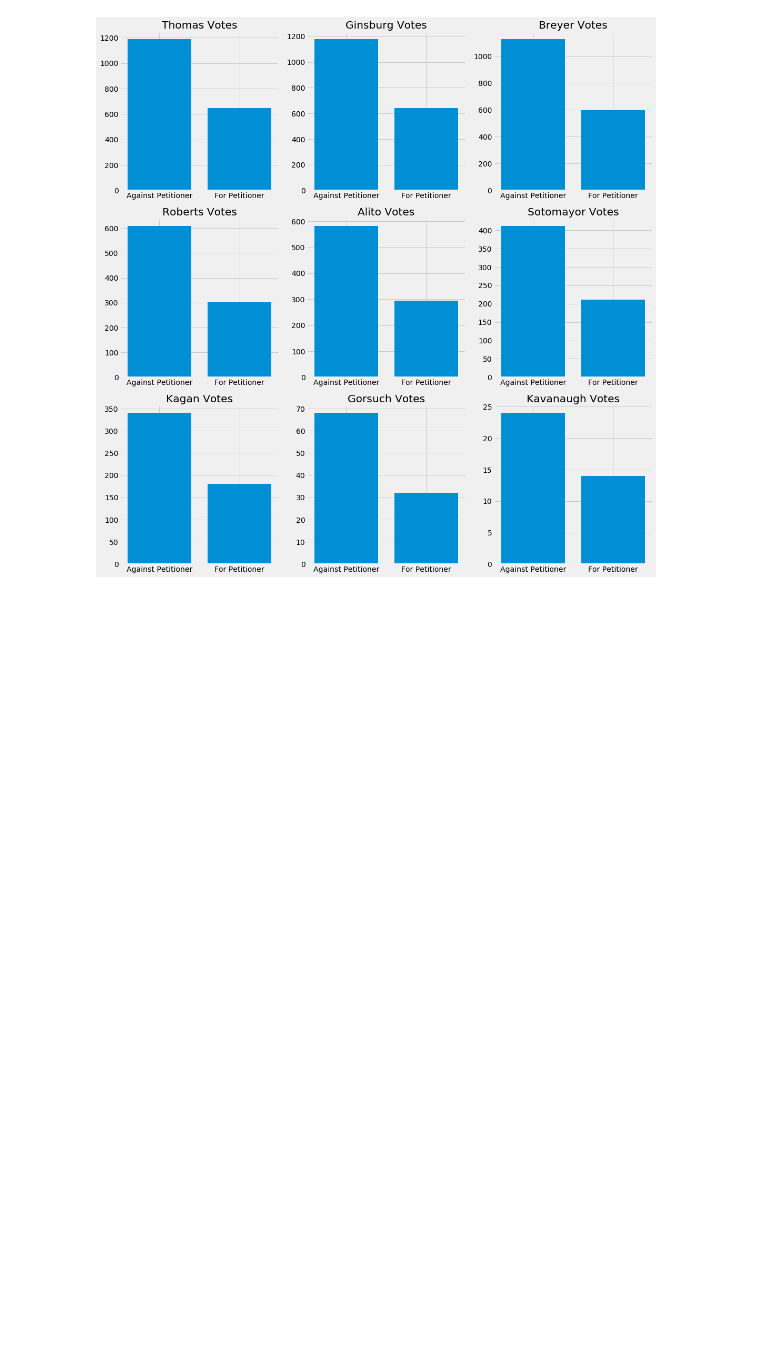
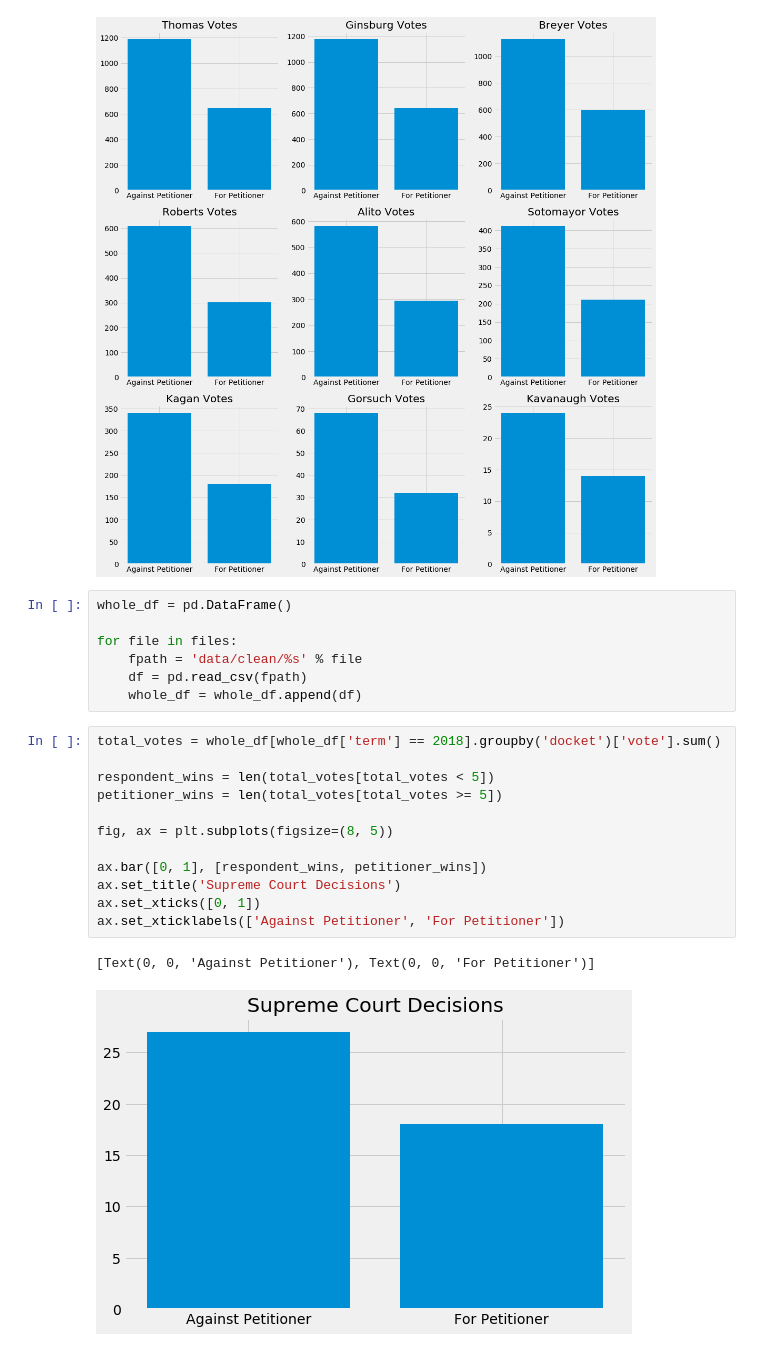
Before and after one commit to rcohngru/Predicting-Supreme-Court-Outcomes, a Jupyter notebook: Initial EDA.ipynb, the cells around one changed output. Drawn from its saved outputs; the diff is of its cells as text; blank space fills up the shorter version.

```diff
--- a/Initial EDA.ipynb
+++ b/Initial EDA.ipynb
@@ -58,3 +58,25 @@ fig.tight_layout()
 fig.savefig('img/vote_distribution.png')
 # %% [output]
 [figure]
+# %%
+whole_df = pd.DataFrame()
+
+for file in files:
+    fpath = 'data/clean/%s' % file
+    df = pd.read_csv(fpath)
+    whole_df = whole_df.append(df)
+# %%
+total_votes = whole_df[whole_df['term'] == 2018].groupby('docket')['vote'].sum()
+
+respondent_wins = len(total_votes[total_votes < 5])
+petitioner_wins = len(total_votes[total_votes >= 5])
+
+fig, ax = plt.subplots(figsize=(8, 5))
+
+ax.bar([0, 1], [respondent_wins, petitioner_wins])
+ax.set_title('Supreme Court Decisions')
+ax.set_xticks([0, 1])
+ax.set_xticklabels(['Against Petitioner', 'For Petitioner'])
+# %% [output]
+[Text(0, 0, 'Against Petitioner'), Text(0, 0, 'For Petitioner')]
+[figure, added]
```
Also changed, not shown: 2 other files.
